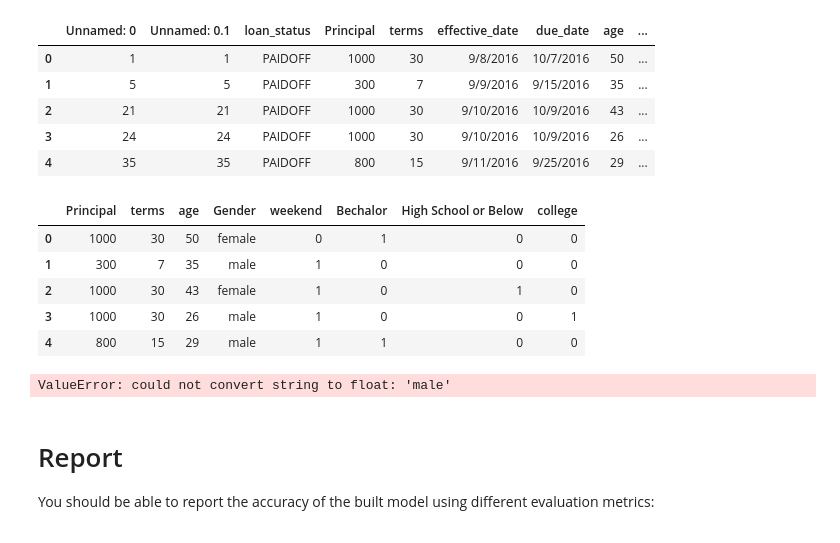
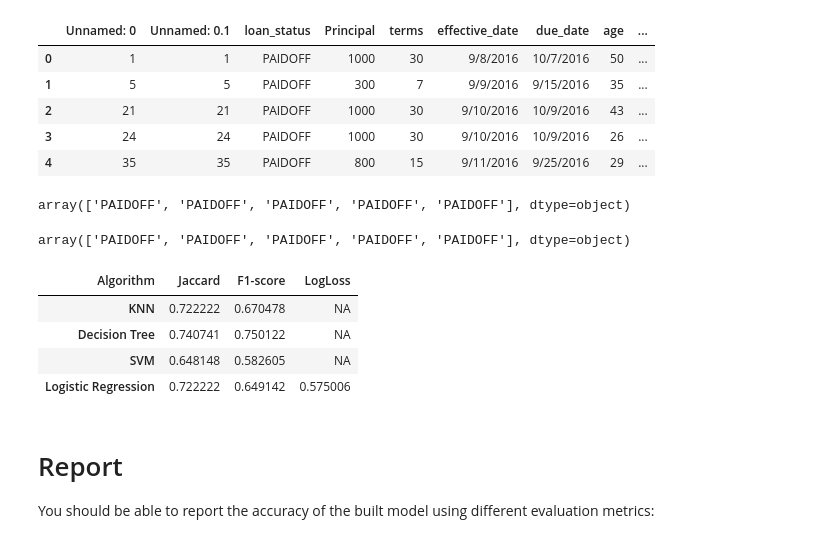
Before and after one commit to skhiearth/Coursera-IBM-Machine-Learning-with-Python-Final-Project, a Jupyter notebook: Final Project Notebook.ipynb, the cells around one changed output. Drawn from its saved outputs; the diff is of its cells as text; code cells hidden in the pictures.

```diff
--- a/Final Project Notebook.ipynb
+++ b/Final Project Notebook.ipynb
@@ -436,15 +436,15 @@ test_df['weekend'] = test_df['dayofweek'].apply(lambda x: 1 if (x>3)  else 0)
 test_feature = test_df[['Principal','terms','age','Gender','weekend']]
 test_feature = pd.concat([test_feature,pd.get_dummies(test_df['education'])], axis=1)
 test_feature.drop(['Master or Above'], axis = 1,inplace=True)
-
 test_feature.head()
+# normalize the test data
+test_X = preprocessing.StandardScaler().fit(test_feature).transform(test_feature)
+test_X[0:5]
+# and target result
+test_y = test_df['loan_status'].values
+test_y[0:5]
 # %% [output]
-|  | Principal | terms | age | Gender | weekend | Bechalor | High School or Below | college |
-| 0 | 1000 | 30 | 50 | female | 0 | 1 | 0 | 0 |
-| 1 | 300 | 7 | 35 | male | 1 | 0 | 0 | 0 |
-| 2 | 1000 | 30 | 43 | female | 1 | 0 | 1 | 0 |
-| 3 | 1000 | 30 | 26 | male | 1 | 0 | 0 | 1 |
-| 4 | 800 | 15 | 29 | male | 1 | 1 | 0 | 0 |
+array(['PAIDOFF', 'PAIDOFF', 'PAIDOFF', 'PAIDOFF', 'PAIDOFF'], dtype=object)
 # %%
 # normalize the test data
 TestX = preprocessing.StandardScaler().fit(test_feature).transform(test_feature)
@@ -452,43 +452,47 @@ TestX[0:5]
 # and target result
 TestY = test_df['loan_status'].values
 TestY[0:5]
-
-testScores={}
 # %% [output]
-ValueError: could not convert string to float: 'male'
+array(['PAIDOFF', 'PAIDOFF', 'PAIDOFF', 'PAIDOFF', 'PAIDOFF'], dtype=object)
 # %%
 knn_pred=neigh.predict(TestX)
 jc1=jaccard_similarity_score(TestY, knn_pred)
 fs1=f1_score(TestY, knn_pred, average='weighted')
 
 tree_pred=modeltree.predict(TestX)
 jc2=jaccard_similarity_score(TestY, tree_pred)
 fs2=f1_score(TestY, tree_pred, average='weighted')
 
 svm_pred=clf.predict(TestX)
 jc3=jaccard_similarity_score(TestY, svm_pred)
-js3=f1_score(TestY, svm_pred, average='weighted')
+fs3=f1_score(TestY, svm_pred, average='weighted')
 
 log_pred=LR.predict(TestX)
 proba=LR.predict_proba(TestX)
 jc4=jaccard_similarity_score(TestY, log_pred)
 fs4=f1_score(TestY, log_pred, average='weighted')
 ll4=log_loss(TestY, proba)
 
 list_jc = [jc1, jc2, jc3, jc4]
 list_fs = [fs1, fs2, fs3, fs4]
 list_ll = ['NA', 'NA', 'NA', ll4]
 
 
 import pandas as pd
 
 # fomulate the report format
 df = pd.DataFrame(list_jc, index=['KNN','Decision Tree','SVM','Logistic Regression'])
 df.columns = ['Jaccard']
 df.insert(loc=1, column='F1-score', value=list_fs)
 df.insert(loc=2, column='LogLoss', value=list_ll)
 df.columns.name = 'Algorithm'
 df
+# %% [output]
+| Algorithm | Jaccard | F1-score | LogLoss |
+| KNN | 0.722222 | 0.670478 | NA |
+| Decision Tree | 0.740741 | 0.750122 | NA |
+| SVM | 0.648148 | 0.582605 | NA |
+| Logistic Regression | 0.722222 | 0.649142 | 0.575006 |
 # %% [markdown]
 # Report
 You should be able to report the accuracy of the built model using different evaluation metrics:
```
